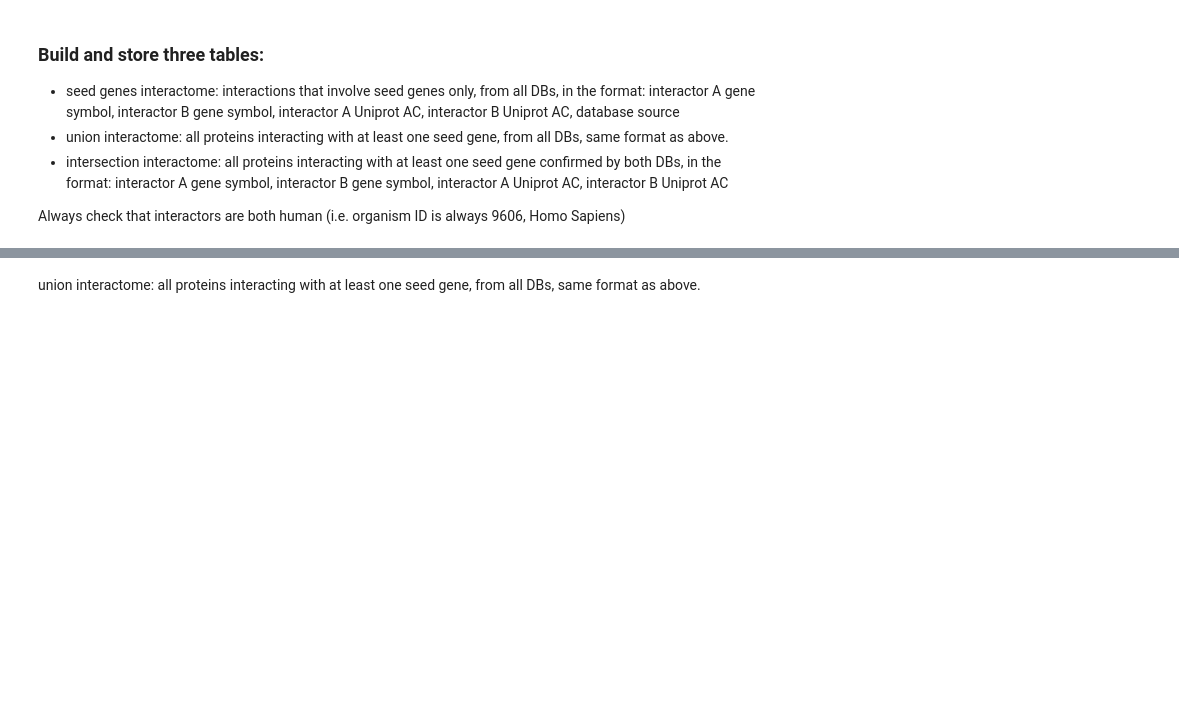
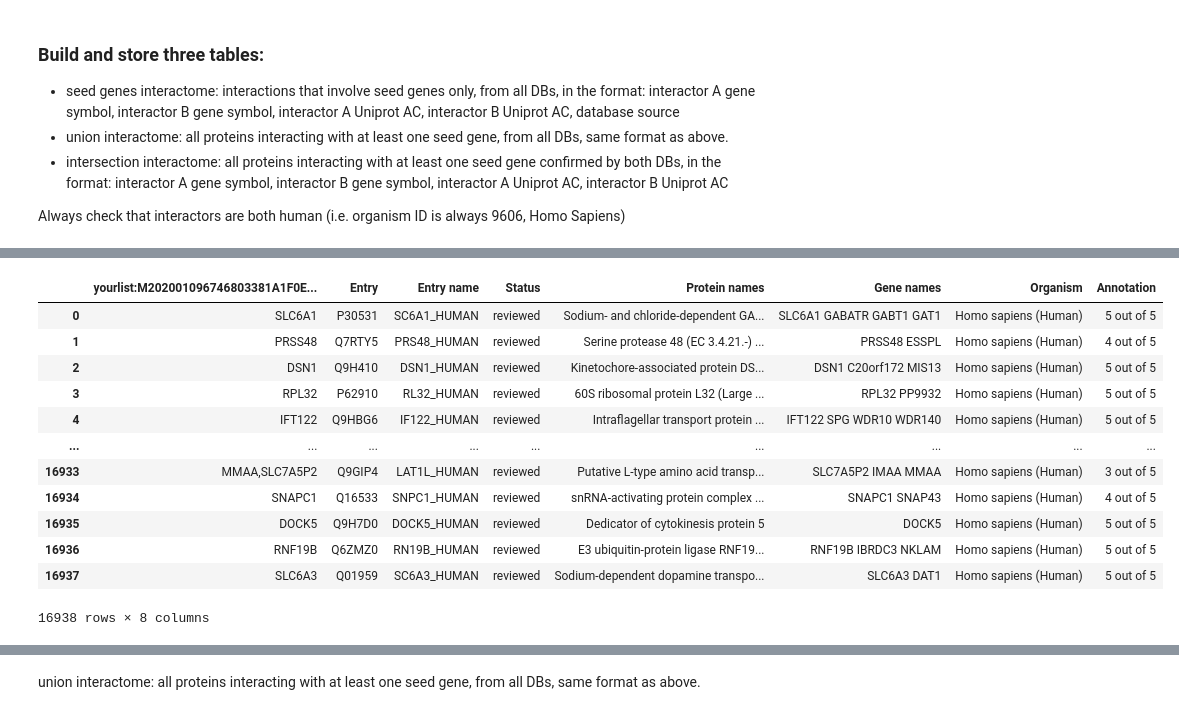
Before and after one commit to giuliacassara/Malignant-Mesothelioma, a Jupyter notebook: Analysis.ipynb, the cells around one changed output, grey strips where cells are left out. Saved outputs shown, nothing was run; the diff lists cells and outputs as text; code cells hidden in the pictures; blank space fills up the shorter version.

```diff
--- a/Analysis.ipynb
+++ b/Analysis.ipynb
@@ -374,5 +452,20 @@ print(', '.join(sym_to_fix))
 # %%
 #upload the uniprot fixing file
-unigene = pd.read_csv("./uniprot/uniprot-geneid-mapping.tab", sep = '\t')
+unigene = pd.read_csv("./uniprot/geneid-uniprot.tab", sep = '\t')
+unigene
+# %% [output]
+|  | yourlist:M202001096746803381A1F0E... | Entry | Entry name | Status | Protein names | Gene names | Organism | Annotation |
+| 0 | SLC6A1 | P30531 | SC6A1_HUMAN | reviewed | Sodium- and chloride-dependent GA... | SLC6A1 GABATR GABT1 GAT1 | Homo sapiens (Human) | 5 out of 5 |
+| 1 | PRSS48 | Q7RTY5 | PRS48_HUMAN | reviewed | Serine protease 48 (EC 3.4.21.-) ... | PRSS48 ESSPL | Homo sapiens (Human) | 4 out of 5 |
+| 2 | DSN1 | Q9H410 | DSN1_HUMAN | reviewed | Kinetochore-associated protein DS... | DSN1 C20orf172 MIS13 | Homo sapiens (Human) | 5 out of 5 |
+| 3 | RPL32 | P62910 | RL32_HUMAN | reviewed | 60S ribosomal protein L32 (Large ... | RPL32 PP9932 | Homo sapiens (Human) | 5 out of 5 |
+| 4 | IFT122 | Q9HBG6 | IF122_HUMAN | reviewed | Intraflagellar transport protein ... | IFT122 SPG WDR10 WDR140 | Homo sapiens (Human) | 5 out of 5 |
+| ... | ... | ... | ... | ... | ... | ... | ... | ... |
+| 16933 | MMAA,SLC7A5P2 | Q9GIP4 | LAT1L_HUMAN | reviewed | Putative L-type amino acid transp... | SLC7A5P2 IMAA MMAA | Homo sapiens (Human) | 3 out of 5 |
+| 16934 | SNAPC1 | Q16533 | SNPC1_HUMAN | reviewed | snRNA-activating protein complex ... | SNAPC1 SNAP43 | Homo sapiens (Human) | 4 out of 5 |
+| 16935 | DOCK5 | Q9H7D0 | DOCK5_HUMAN | reviewed | Dedicator of cytokinesis protein 5 | DOCK5 | Homo sapiens (Human) | 5 out of 5 |
+| 16936 | RNF19B | Q6ZMZ0 | RN19B_HUMAN | reviewed | E3 ubiquitin-protein ligase RNF19... | RNF19B IBRDC3 NKLAM | Homo sapiens (Human) | 5 out of 5 |
+| 16937 | SLC6A3 | Q01959 | SC6A3_HUMAN | reviewed | Sodium-dependent dopamine transpo... | SLC6A3 DAT1 | Homo sapiens (Human) | 5 out of 5 |
+16938 rows × 8 columns
 # %%
 #create a dictionary that maps symbol with its uniprot
```
Also changed, not shown: parts of 25 cells of this notebook.
